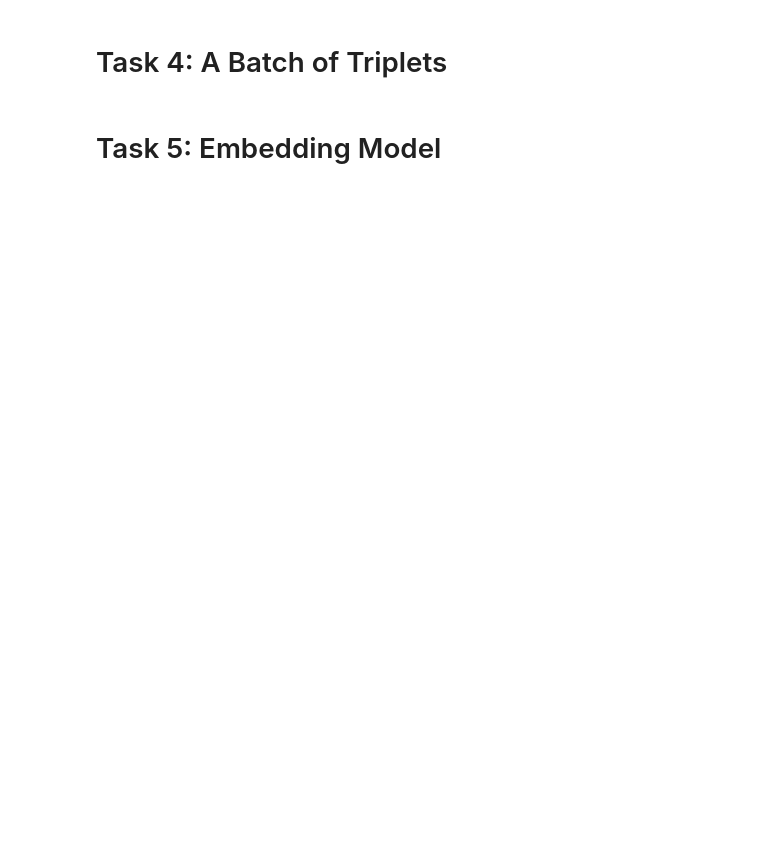
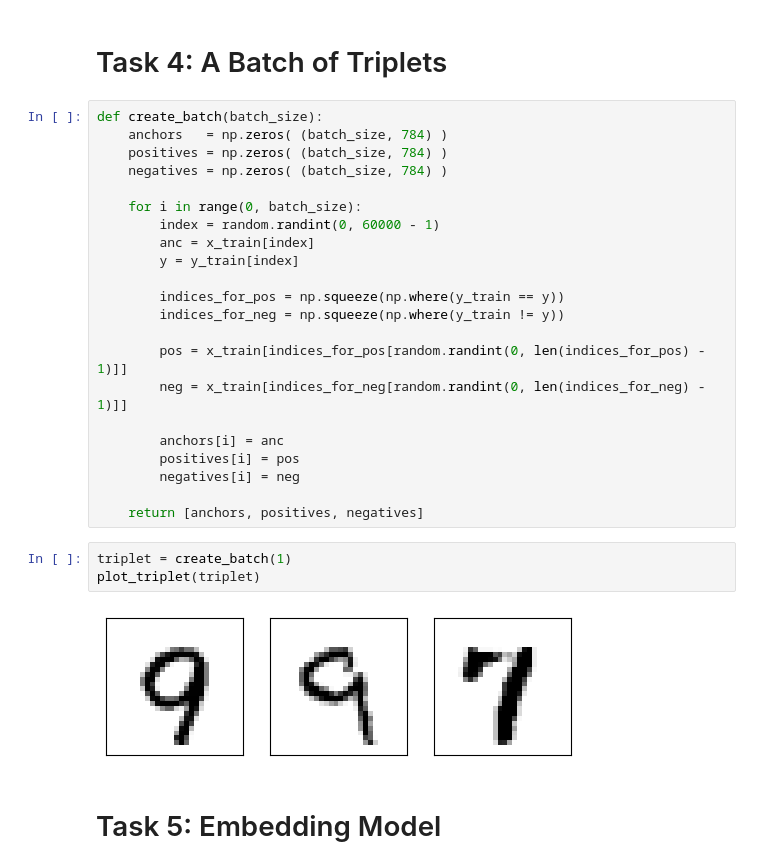
Before and after one commit to mbottoni/siamese-net, a Jupyter notebook: Learner Notebook.ipynb, the cells around one changed output. Cells and saved outputs as stored; diff of their text form; blank space fills up the shorter version.

```diff
--- a/Learner Notebook.ipynb
+++ b/Learner Notebook.ipynb
@@ -44,4 +74,31 @@ The three instances of the `EmbeddingModel` shown above are not different instan
 # %% [markdown]
 # Task 4: A Batch of Triplets
+# %%
+def create_batch(batch_size):
+    anchors   = np.zeros( (batch_size, 784) )
+    positives = np.zeros( (batch_size, 784) )
+    negatives = np.zeros( (batch_size, 784) )
+
+    for i in range(0, batch_size):
+        index = random.randint(0, 60000 - 1)
+        anc = x_train[index]
+        y = y_train[index]
+
+        indices_for_pos = np.squeeze(np.where(y_train == y))
+        indices_for_neg = np.squeeze(np.where(y_train != y))
+
+        pos = x_train[indices_for_pos[random.randint(0, len(indices_for_pos) - 1)]]
+        neg = x_train[indices_for_neg[random.randint(0, len(indices_for_neg) - 1)]]
+
+        anchors[i] = anc
+        positives[i] = pos
+        negatives[i] = neg
+
+    return [anchors, positives, negatives]
+# %%
+triplet = create_batch(1)
+plot_triplet(triplet)
+# %% [output]
+[figure, added]
 # %% [markdown]
 # Task 5: Embedding Model
```
Also changed, not shown: parts of 15 cells of this notebook.
